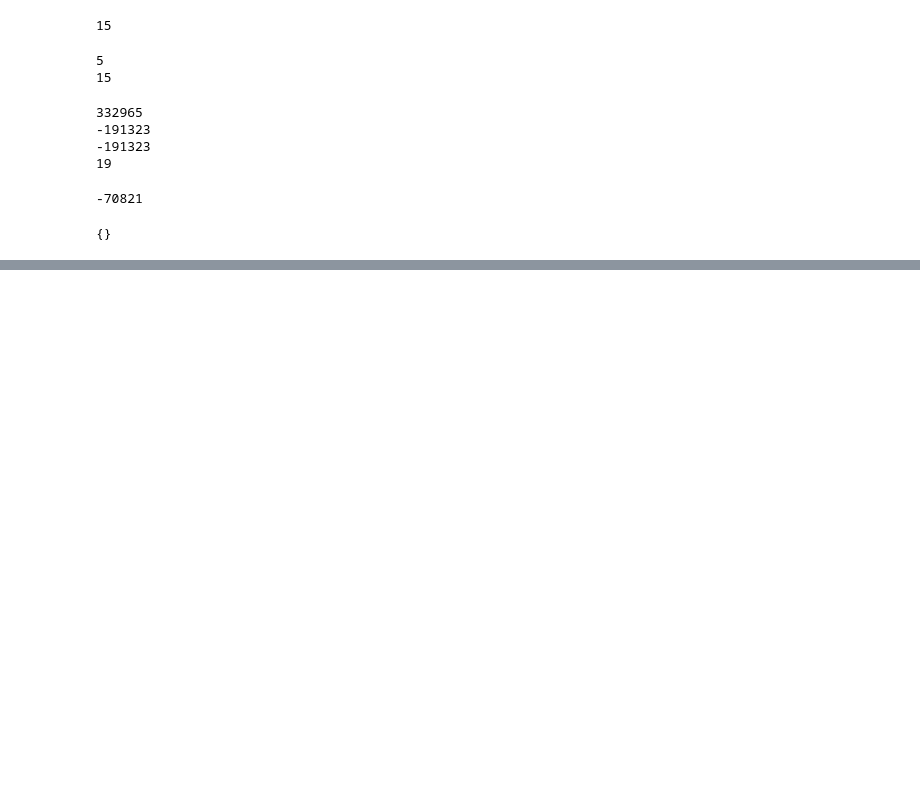
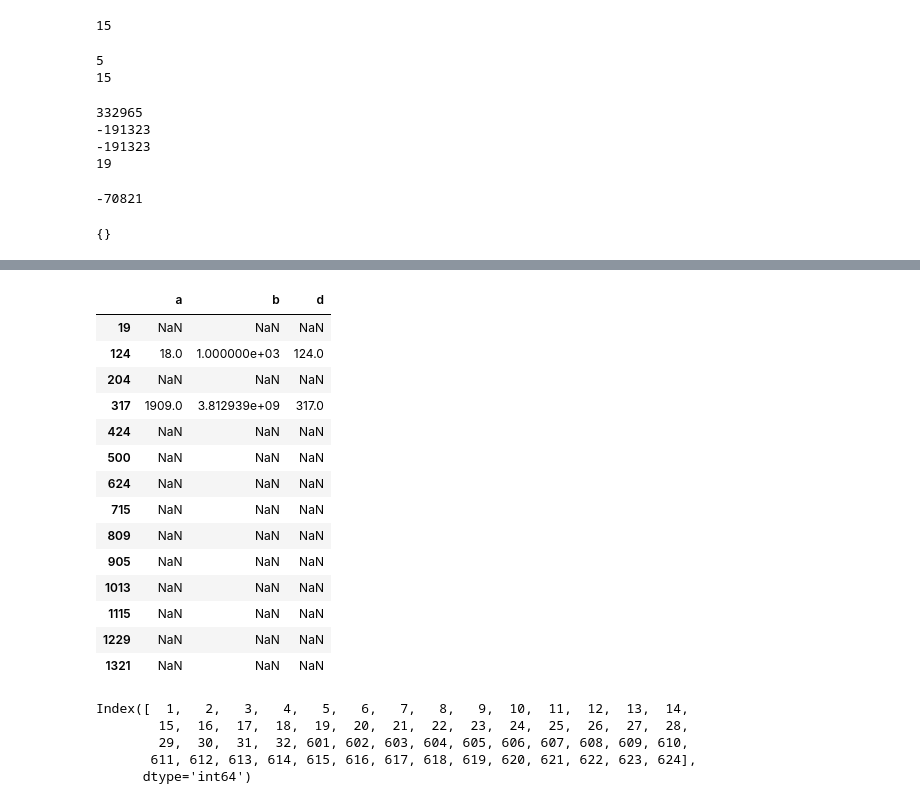
Before and after one commit to AlexKochnov/raspi_GPS, a Jupyter notebook: SFRBX_GLONASS.ipynb, the cells around one changed output, grey strips where cells are left out. Saved outputs shown, nothing was run; the diff lists cells and outputs as text; code cells hidden in the pictures; blank space fills up the shorter version.

Commit message:
Try to add types into tables: BAD

```diff
--- a/SFRBX_GLONASS.ipynb
+++ b/SFRBX_GLONASS.ipynb
@@ -829,0 +932,9 @@ TypeError: DataFrame.__init__() got an unexpected keyword argument 'dtypes'
+# %%
+import pandas as pd, numpy as np
+df = pd.DataFrame([{'a': i, 'b': 0, 'c': np.random.randint(32), 'd': 0} for i in range(10)] + [{'a': i, 'b': 6, 'c': np.random.randint(1000), 'd': np.random.randint(1000)} for i in range(5)])
+df.a.astype(int)
+df.b.astype(int)
+df.c.astype(int)
+df.d.astype(int)
+df.set_index(df.b * 100 + df.a, inplace=True)
+print(df)
@@ -829,0 +958,10 @@ TypeError: DataFrame.__init__() got an unexpected keyword argument 'dtypes'
+# %%
+# df2 = pd.DataFrame([{'a': 18, 'b': 1000, 'd': 124}, {'a': 1909, 'b': 3812938912, 'd':317}])
+D = [{'a': i, 'b': 0, 'c': np.random.randint(32), 'd': 0} for i in range(1, 10, 3)] + [{'a': i, 'b': 6, 'c': np.random.randint(1000), 'd': np.random.randint(1000)} for i in range(0, 5, 2)]
+df2 = pd.DataFrame(D)
+df2.a.astype(int)
+df2.b.astype(int)
+df2.c.astype(int)
+df2.d.astype(int)
+df2.set_index(df2.a + df2.b*100, inplace=True)
+print(df2)
@@ -829,0 +982,5 @@ TypeError: DataFrame.__init__() got an unexpected keyword argument 'dtypes'
+# %%
+df1 = df.copy()
+# print(df)
+df1.update(df2)
+print(df1)
@@ -829,0 +1004,36 @@ TypeError: DataFrame.__init__() got an unexpected keyword argument 'dtypes'
+# %%
+df2.reindex(df.index)
+# %% [output]
+|  | a | b | d |
+| 19 | NaN | NaN | NaN |
+| 124 | 18.0 | 1.000000e+03 | 124.0 |
+| 204 | NaN | NaN | NaN |
+| 317 | 1909.0 | 3.812939e+09 | 317.0 |
+| 424 | NaN | NaN | NaN |
+| 500 | NaN | NaN | NaN |
+| 624 | NaN | NaN | NaN |
+| 715 | NaN | NaN | NaN |
+| 809 | NaN | NaN | NaN |
+| 905 | NaN | NaN | NaN |
+| 1013 | NaN | NaN | NaN |
+| 1115 | NaN | NaN | NaN |
+| 1229 | NaN | NaN | NaN |
+| 1321 | NaN | NaN | NaN |
+# %%
+from UtilsMessages import GNSS
+import numpy as np, pandas as pd
+from TimeStamp import TimeStamp
+def index_func(row):
+    return row.svId + GNSS(row.gnssId).value*100
+stamp_columns = {'svId': np.int8, 'gnssId': object}
+init_sats_lines = [{'svId': j, 'gnssId': GNSS.GPS} for j in range(1, 33)] \
+                    + [{'svId': j, 'gnssId': GNSS.GLONASS} for j in range(1, 25)]
+init_sats_df = pd.DataFrame(init_sats_lines).astype(stamp_columns)
+init_sats_df.set_index(init_sats_df.apply(index_func, axis=1), inplace=True)
+print(init_sats_df)
+# %% [output]
+Index([  1,   2,   3,   4,   5,   6,   7,   8,   9,  10,  11,  12,  13,  14,
+        15,  16,  17,  18,  19,  20,  21,  22,  23,  24,  25,  26,  27,  28,
+        29,  30,  31,  32, 601, 602, 603, 604, 605, 606, 607, 608, 609, 610,
+       611, 612, 613, 614, 615, 616, 617, 618, 619, 620, 621, 622, 623, 624],
+      dtype='int64')
```
Also changed, not shown: parts of 12 cells of this notebook, 3 other files.
